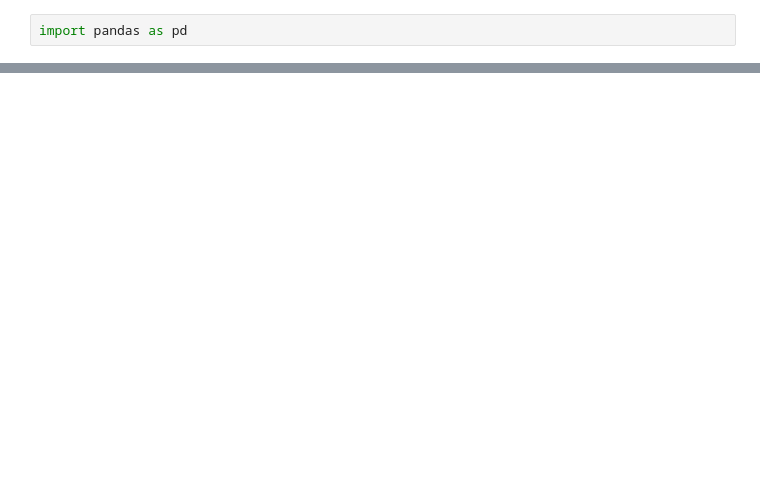
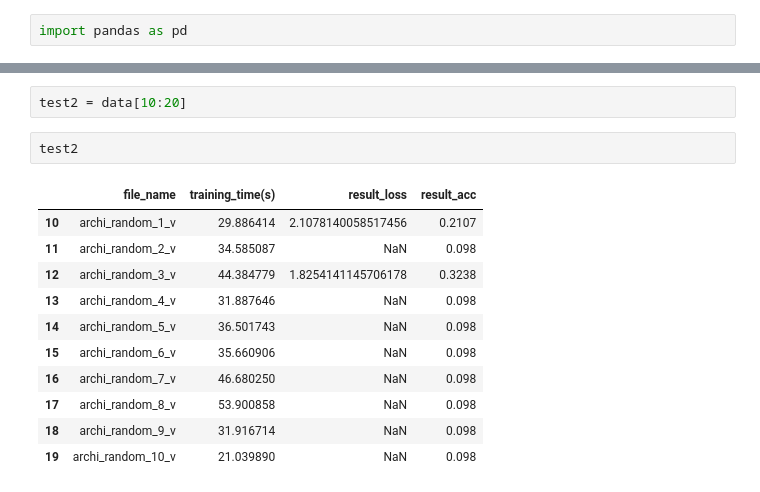
Before and after one commit to AntoineGr1/Memoire_code, a Jupyter notebook: analys_architecture.ipynb, the cells around one changed output, grey strips where cells are left out. Saved outputs shown, nothing was run; the diff lists cells and outputs as text; blank space fills up the shorter version.

```diff
--- a/analys_architecture.ipynb
+++ b/analys_architecture.ipynb
@@ -16,0 +48,16 @@ pd.read_csv('architecture_results.csv')
+# %%
+test2 = data[10:20]
+# %%
+test2
+# %% [output]
+|  | file_name | training_time(s) | result_loss | result_acc |
+| 10 | archi_random_1_v | 29.886414 | 2.1078140058517456 | 0.2107 |
+| 11 | archi_random_2_v | 34.585087 | NaN | 0.098 |
+| 12 | archi_random_3_v | 44.384779 | 1.8254141145706178 | 0.3238 |
+| 13 | archi_random_4_v | 31.887646 | NaN | 0.098 |
+| 14 | archi_random_5_v | 36.501743 | NaN | 0.098 |
+| 15 | archi_random_6_v | 35.660906 | NaN | 0.098 |
+| 16 | archi_random_7_v | 46.680250 | NaN | 0.098 |
+| 17 | archi_random_8_v | 53.900858 | NaN | 0.098 |
+| 18 | archi_random_9_v | 31.916714 | NaN | 0.098 |
+| 19 | archi_random_10_v | 21.039890 | NaN | 0.098 |
```
Also changed, not shown: parts of 13 cells of this notebook, 36 other files.
